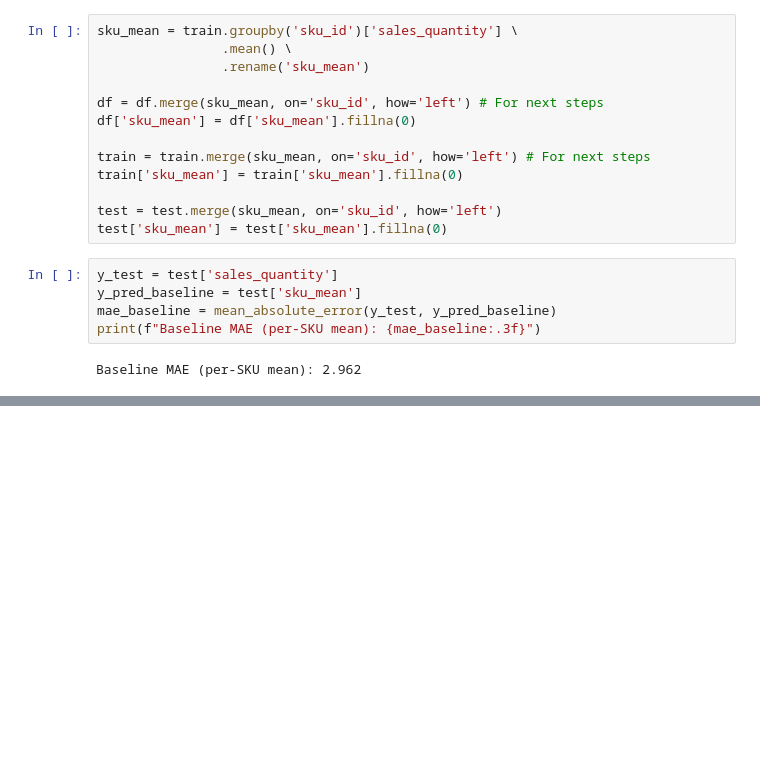
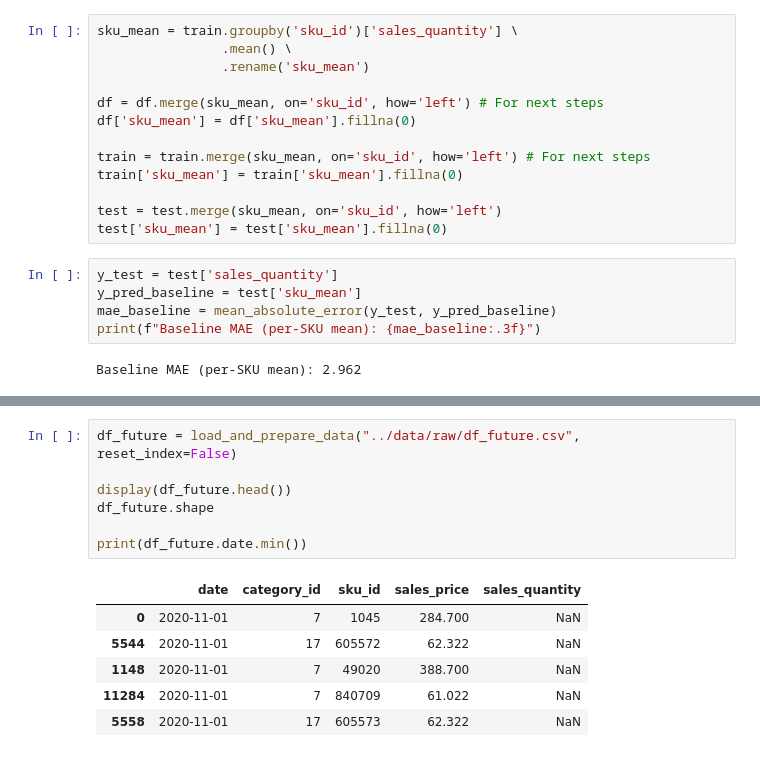
Before and after one commit to starovit/forecast-sales, a Jupyter notebook: notebooks/02_model.ipynb, the cells around one changed output, grey strips where cells are left out. Cells and saved outputs as stored; diff of their text form; blank space fills up the shorter version.

```diff
--- a/notebooks/02_model.ipynb
+++ b/notebooks/02_model.ipynb
@@ -214,0 +232,14 @@ print(f"Full CatBoost MAE with extra features: {mae_full:.3f}\n")
+# %%
+df_future = load_and_prepare_data("../data/raw/df_future.csv", reset_index=False)
+
+display(df_future.head())
+df_future.shape
+
+print(df_future.date.min())
+# %% [output]
+|  | date | category_id | sku_id | sales_price | sales_quantity |
+| 0 | 2020-11-01 | 7 | 1045 | 284.700 | NaN |
+| 5544 | 2020-11-01 | 17 | 605572 | 62.322 | NaN |
+| 1148 | 2020-11-01 | 7 | 49020 | 388.700 | NaN |
+| 11284 | 2020-11-01 | 7 | 840709 | 61.022 | NaN |
+| 5558 | 2020-11-01 | 17 | 605573 | 62.322 | NaN |
```
Also changed, not shown: parts of 21 cells of this notebook, 4 other files.
